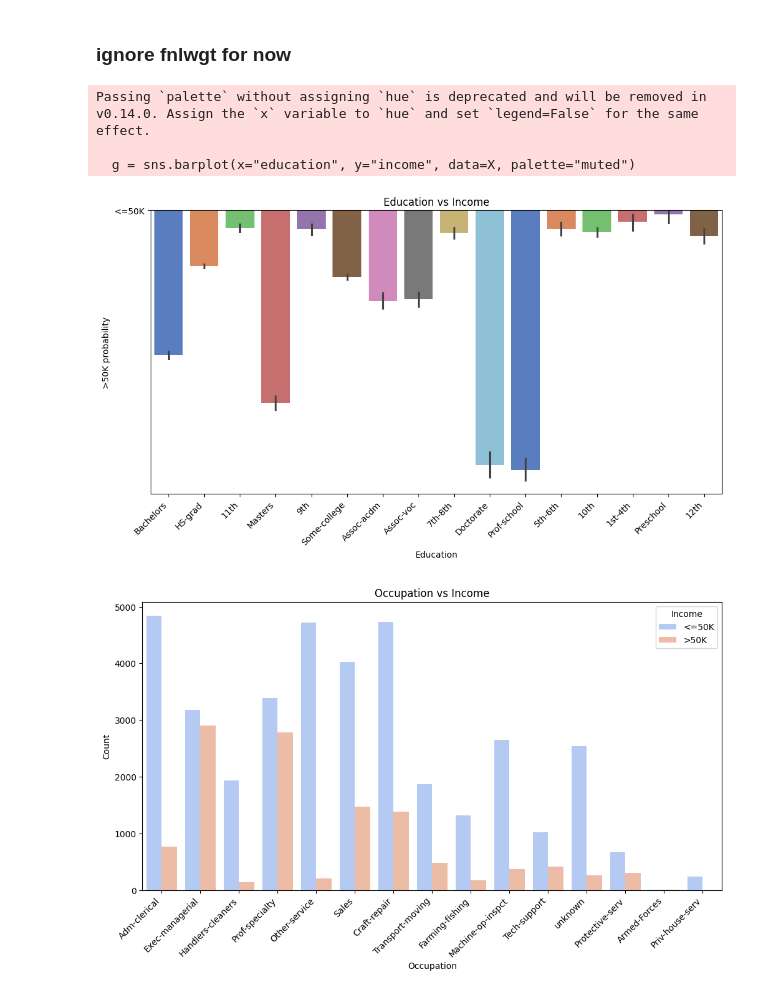
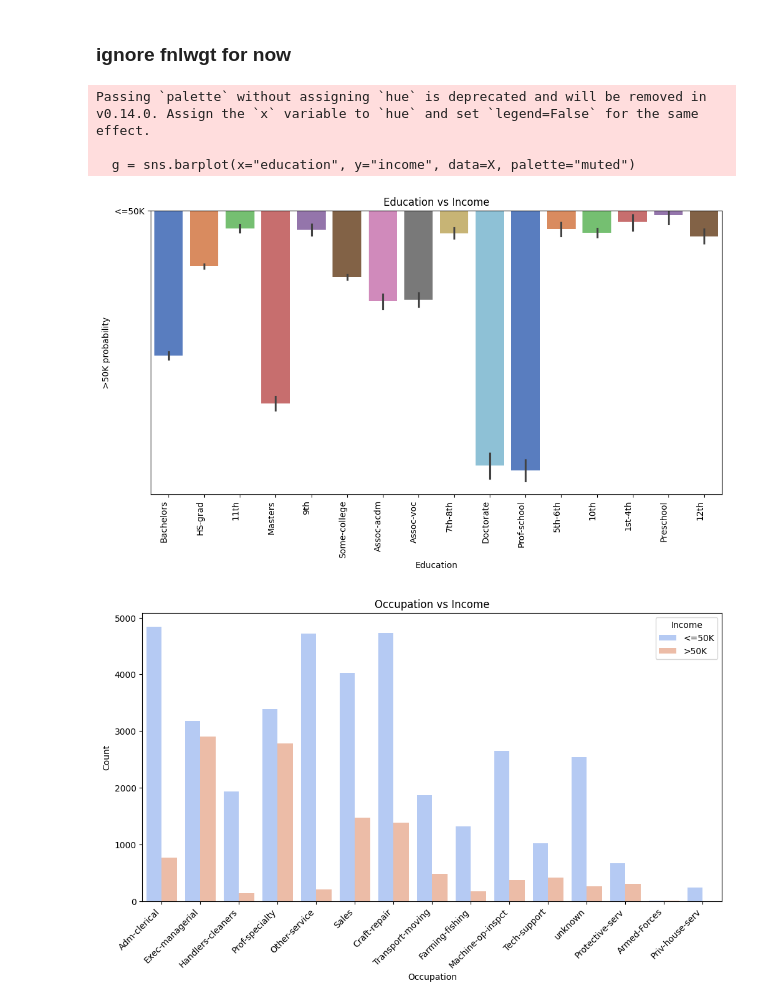
Before and after one commit to ThiseniSenethma/Prediction-of-income-per-year-based-on-Census-Data-with-Na-ve-Bayes-and-Random-Forest-Classification, a Jupyter notebook: ML_cw.ipynb, the cells around one changed output. Drawn from its saved outputs; the diff is of its cells as text; code cells hidden in the pictures.

```diff
--- a/ML_cw.ipynb
+++ b/ML_cw.ipynb
@@ -376,17 +396,17 @@ plt.show()
 # %%
 # Assuming 'income' is the target column in y DataFrame
 X['income'] = y['income']
 
 # Explore Education vs Income
 plt.figure(figsize=(12, 6))
 g = sns.barplot(x="education", y="income", data=X, palette="muted")
 g.set_xlabel("Education")
 g.set_ylabel(">50K probability")
 plt.title("Education vs Income")
-plt.xticks(rotation=45, ha='right')  # Rotate x-axis labels for better readability
+plt.xticks(rotation=90, ha='right')  # Rotate x-axis labels for better readability
 plt.show()
 # %% [output]
 Passing `palette` without assigning `hue` is deprecated and will be removed in v0.14.0. Assign the `x` variable to `hue` and set `legend=False` for the same effect.
 
   g = sns.barplot(x="education", y="income", data=X, palette="muted")
-[figure, old version]
+[figure, new version]
```
Also changed, not shown: parts of 9 cells of this notebook.
